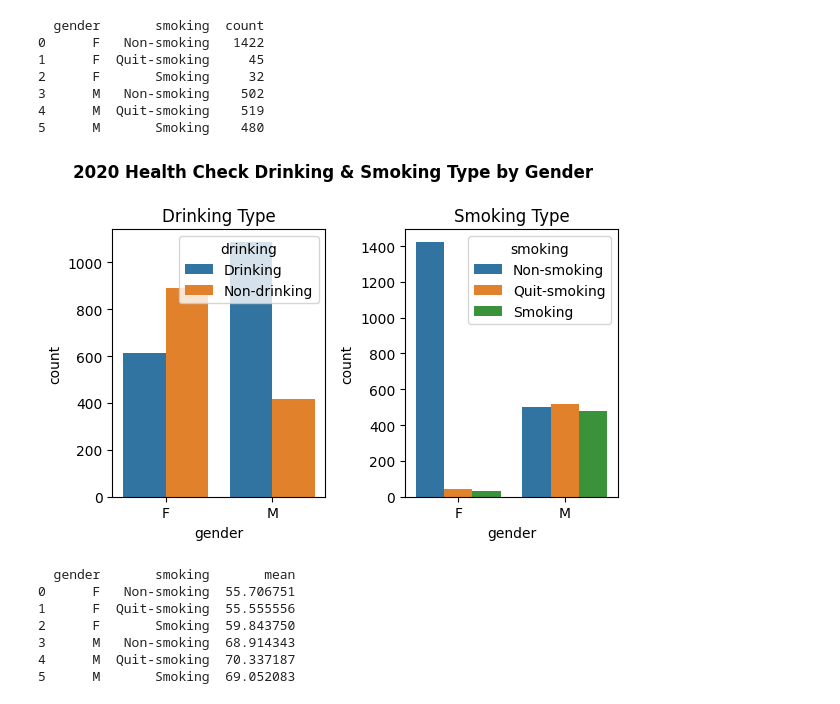
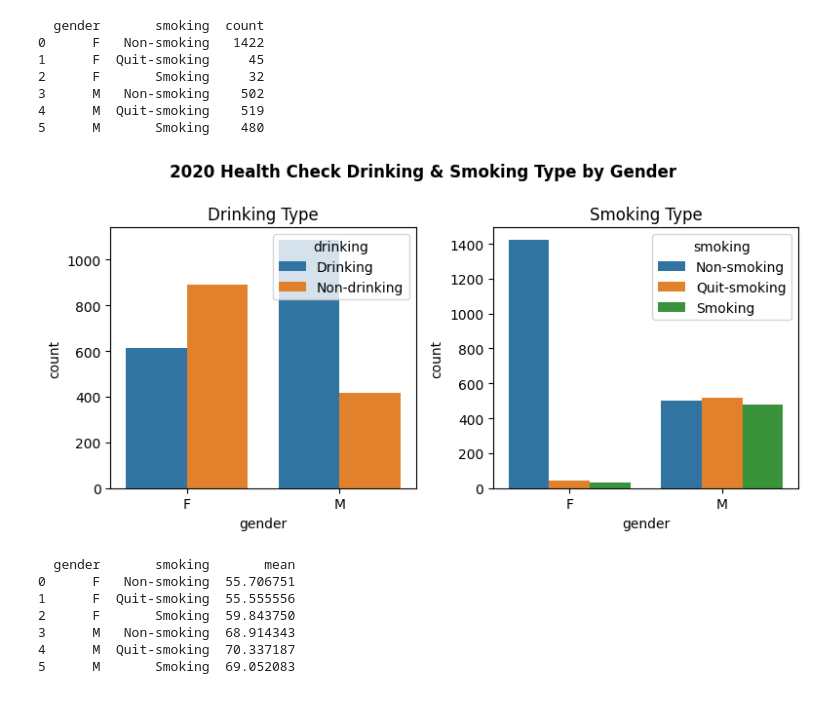
Before and after one commit to stat6503/pw2025s, a Jupyter notebook: 10_seaborn.ipynb, the cells around one changed output. Cells and saved outputs as stored; diff of their text form; code cells hidden in the pictures.

```diff
--- a/10_seaborn.ipynb
+++ b/10_seaborn.ipynb
@@ -110,20 +110,20 @@ print(smoking)
 5      M       Smoking    480
 # %%
 # 막대 그래프1 : 성별에 따른 음주 여부, 흡연 상태 분포
-fig = plt.figure(figsize=(6, 4))
+fig = plt.figure(figsize=(8, 4))
 area1 = fig.add_subplot(1, 2, 1)
 area2 = fig.add_subplot(1, 2, 2)
 
 ax1 = sns.barplot(x='gender', y='count', hue='drinking', data=drinking, ax=area1)
 ax2 = sns.barplot(x='gender', y='count', hue='smoking', data=smoking, ax=area2)
 
 fig.suptitle('2020 Health Check Drinking & Smoking Type by Gender', fontweight='bold')
 area1.set_title('Drinking Type')
 area2.set_title('Smoking Type')
 plt.tight_layout(rect=[0, 0, 1, 0.99])
 plt.show()
 # %% [output]
-[figure, old version]
+[figure, new version]
 # %%
 # 성별 흡연 상태별 평균 몸무게
 mean_weight = data6.groupby(['gender', 'smoking'])['weight'].mean()
```
Also changed, not shown: parts of 1 cell of this notebook, 32 other files.
